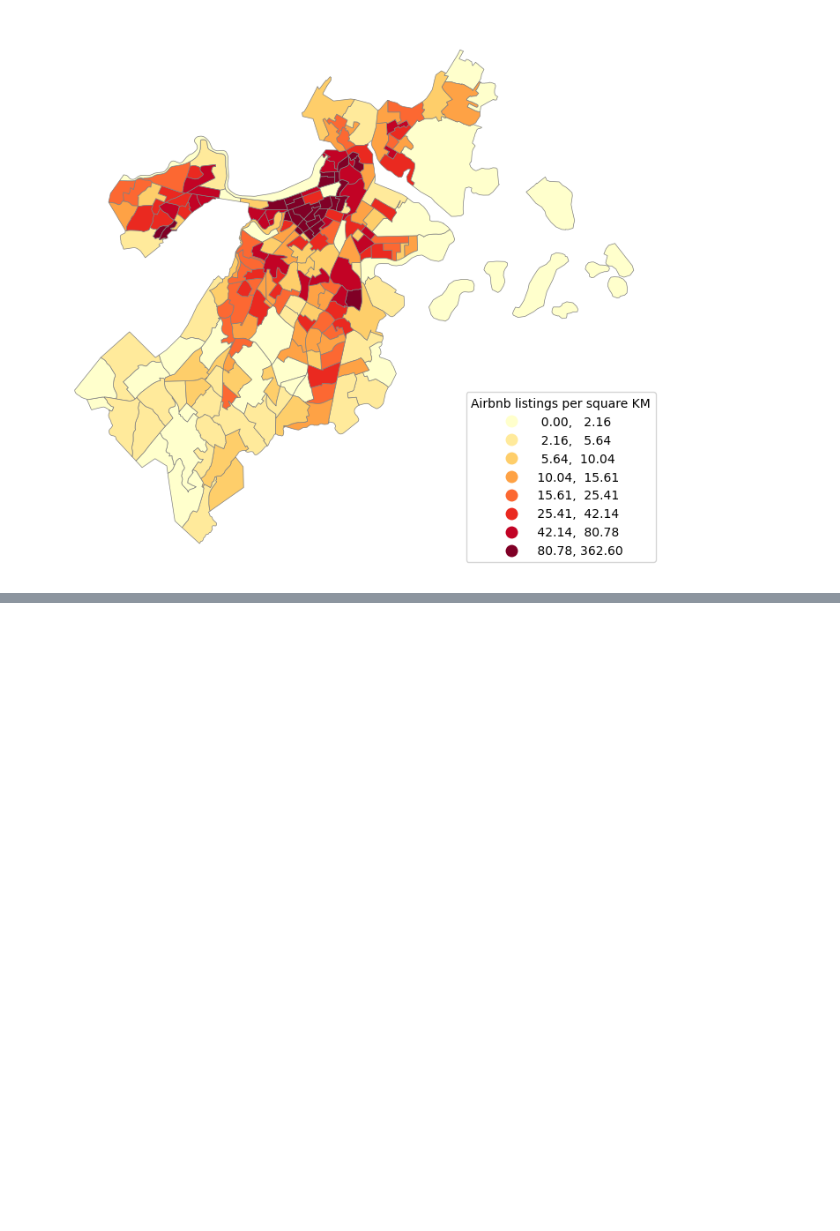
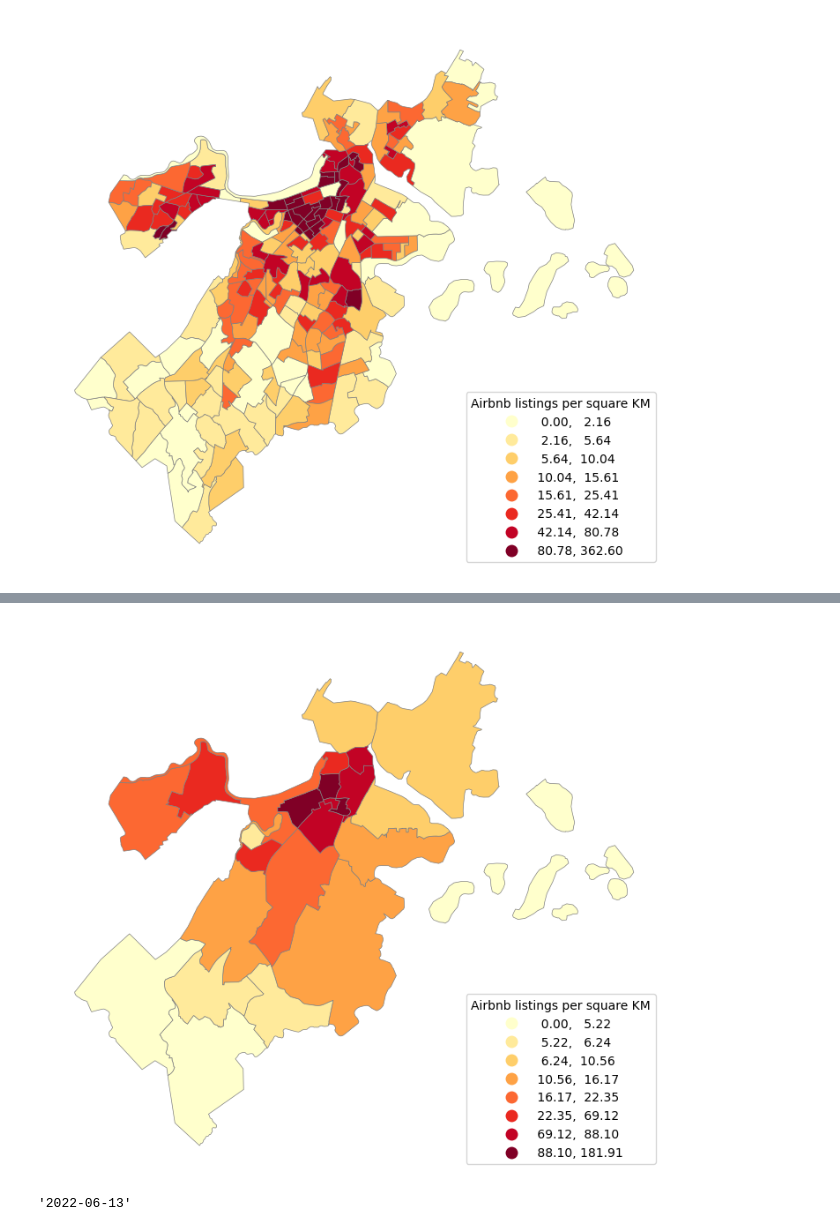
Before and after one commit to Brooks377/leftside_teamproject, a Jupyter notebook: ugly_god/9th_grade_geography_test.ipynb, the cells around one changed output, grey strips where cells are left out. Cells and saved outputs as stored; diff of their text form; code cells hidden in the pictures; blank space fills up the shorter version.

```diff
--- a/ugly_god/9th_grade_geography_test.ipynb
+++ b/ugly_god/9th_grade_geography_test.ipynb
@@ -152,0 +237,16 @@ ax.set_axis_off()
+# %%
+# this code reprojects the areas into an "equal-area" projection
+# this is so that I can get listings per Kilometer^2
+boston_NBH['BNBDensity'] = (boston_NBH['BNBs'] / boston_NBH['geometry']\
+                            .to_crs('epsg:3395')\
+                            .map(lambda p: p.area / 10**6))\
+                            .fillna(0)
+# %%
+# this graph represents listings per square KM as Neighborhoods
+f = plt.figure(figsize=(9, 9))
+ax = f.gca()
+kw = dict(column='BNBDensity', k=8, cmap='YlOrRd', edgecolor='gray', linewidth=0.5)
+boston_NBH.plot(scheme='QUANTILES', ax=ax, **kw, legend=True, legend_kwds={'loc': 'lower right', 'title': "Airbnb listings per square KM"})
+ax.set_axis_off()
+# %% [output]
+[figure, added]
@@ -152,0 +260,4 @@ ax.set_axis_off()
+# %%
+calendar_old['date'].min()
+# %% [output]
+'2022-06-13'
```
Also changed, not shown: parts of 32 cells of this notebook, 12 other files.
